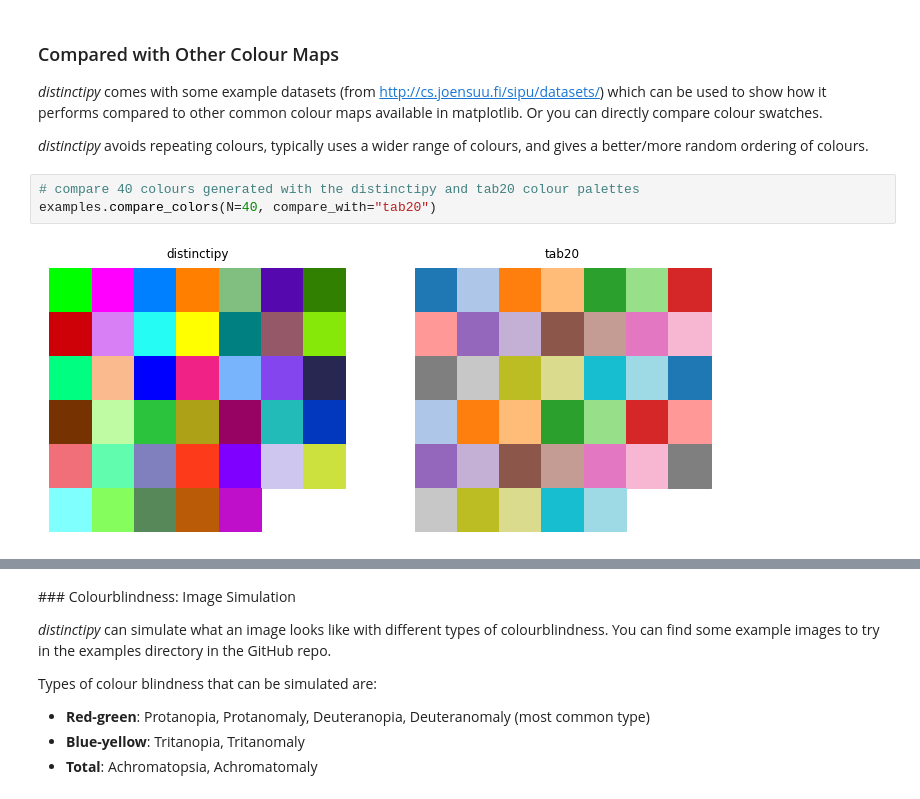
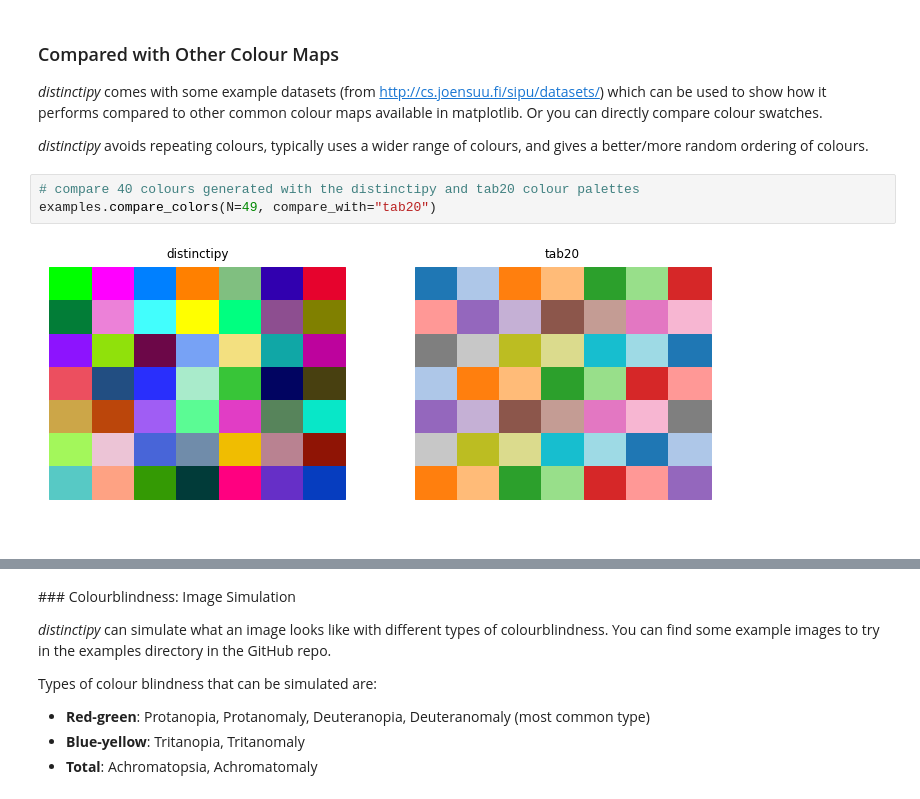
Before and after one commit to alan-turing-institute/distinctipy, a Jupyter notebook: docs/usage.ipynb, the cells around one changed output, grey strips where cells are left out. Saved outputs shown, nothing was run; the diff lists cells and outputs as text.

```diff
--- a/docs/usage.ipynb
+++ b/docs/usage.ipynb
@@ -84,9 +82,9 @@ distinctipy.color_swatch(colors, edgecolors=inverted, show_text=True)
 *distinctipy* avoids repeating colours, typically uses a wider range of colours, and gives a better/more random ordering of colours.
 # %%
 # compare 40 colours generated with the distinctipy and tab20 colour palettes
-examples.compare_colors(N=40, compare_with="tab20")
+examples.compare_colors(N=49, compare_with="tab20")
 # %% [output]
-[figure, old version]
+[figure, new version]
 # %%
 # compare distinctipy and nipy_spectral colourmaps for a 50 cluster dataset
 examples.compare_clusters("a3", compare_with="nipy_spectral")
```
Also changed, not shown: parts of 8 cells of this notebook, 7 other files.
